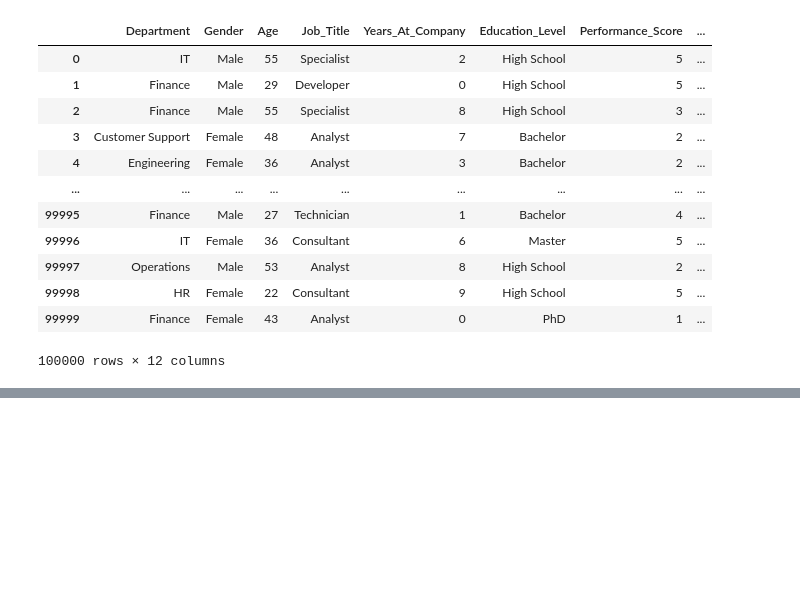
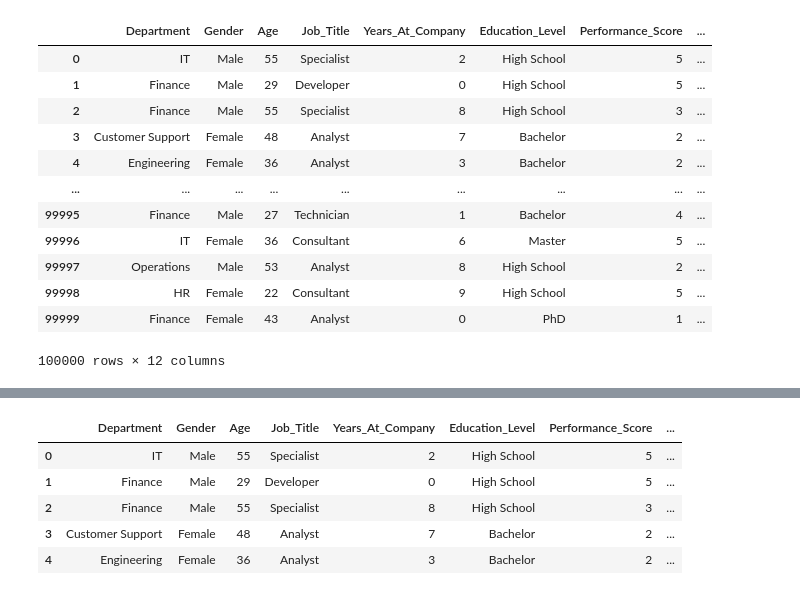
Before and after one commit to eharshit/AMLGaurd-Suspicious-Transaction-Detector, a Jupyter notebook: Analysis.ipynb, the cells around one changed output, grey strips where cells are left out. Drawn from its saved outputs; the diff is of its cells as text; code cells hidden in the pictures; blank space fills up the shorter version.

```diff
--- a/Analysis.ipynb
+++ b/Analysis.ipynb
@@ -53,0 +49,9 @@ Name: Monthly_Salary, dtype: float64
+# %%
+data.head()
+# %% [output]
+|  | Department | Gender | Age | Job_Title | Years_At_Company | Education_Level | Performance_Score | ... |
+| 0 | IT | Male | 55 | Specialist | 2 | High School | 5 | ... |
+| 1 | Finance | Male | 29 | Developer | 0 | High School | 5 | ... |
+| 2 | Finance | Male | 55 | Specialist | 8 | High School | 3 | ... |
+| 3 | Customer Support | Female | 48 | Analyst | 7 | Bachelor | 2 | ... |
+| 4 | Engineering | Female | 36 | Analyst | 3 | Bachelor | 2 | ... |
```
Also changed, not shown: parts of 4 cells of this notebook.
